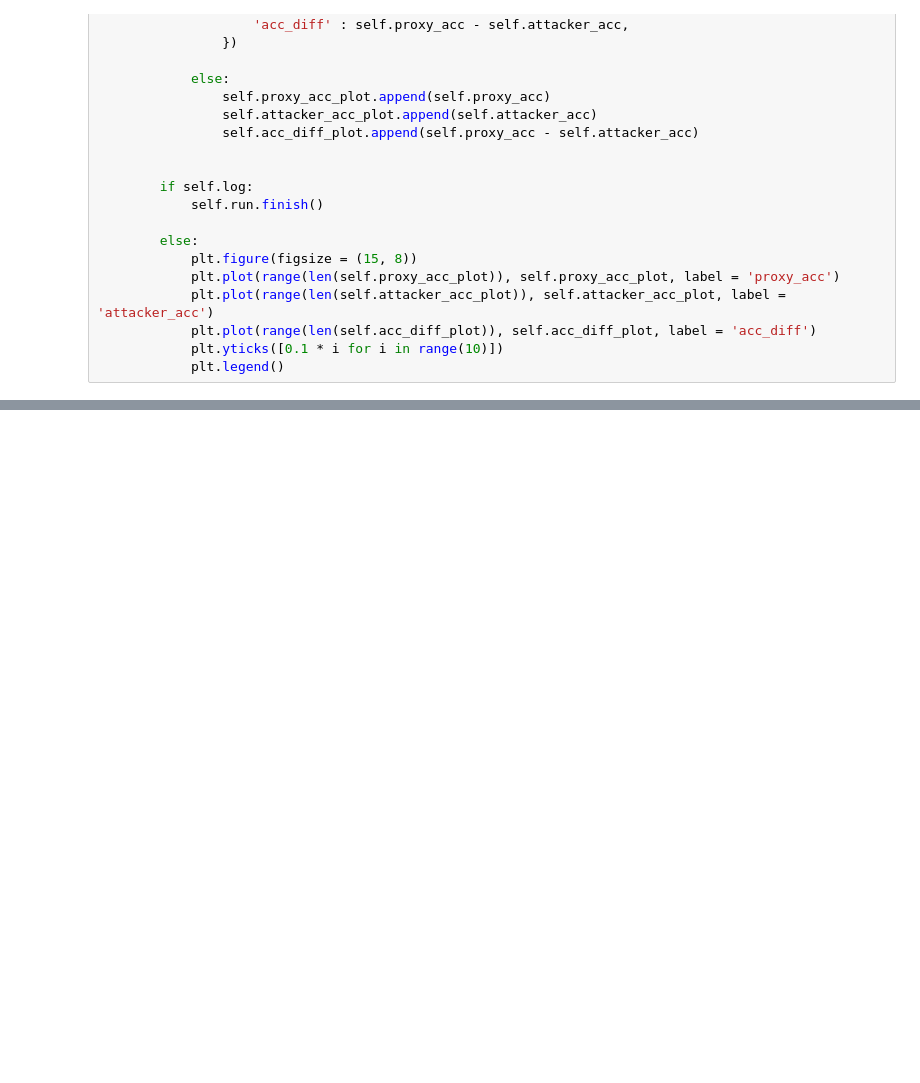
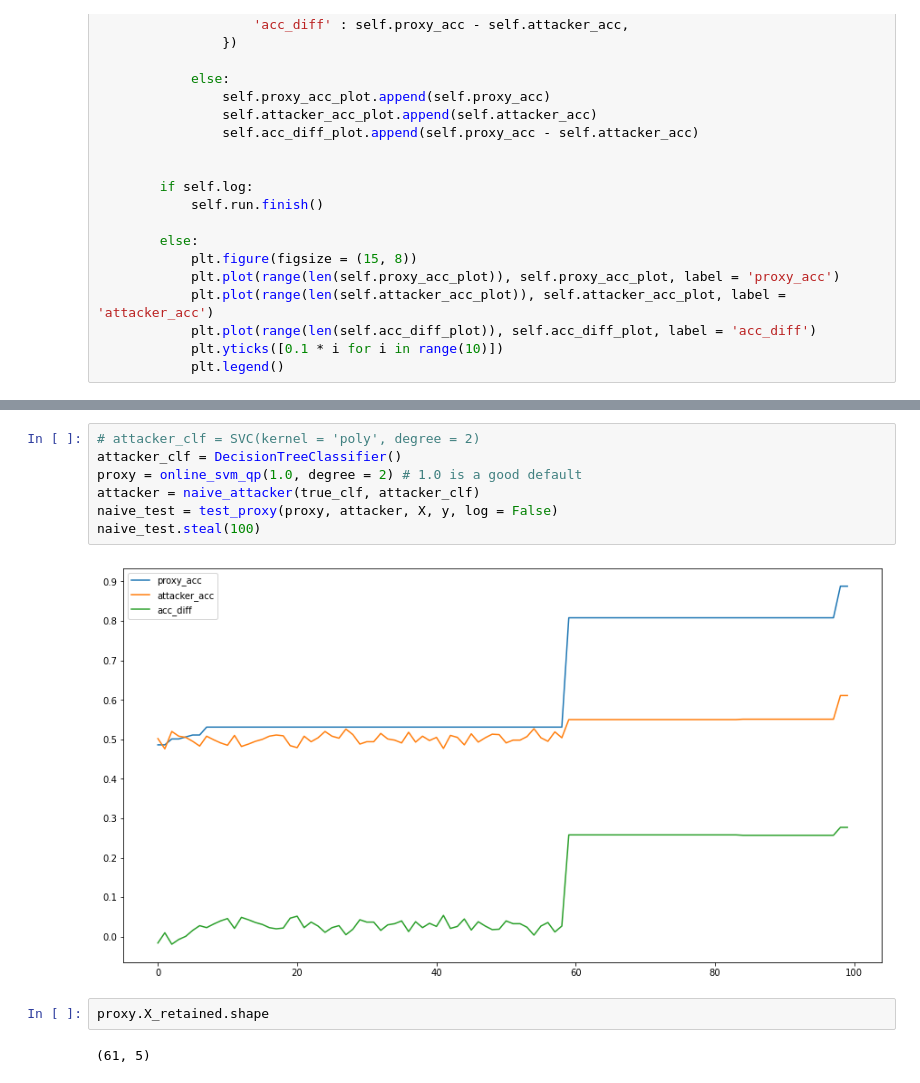
Before and after one commit to jonathanvevance/model_security, a Jupyter notebook: privacy_tests.ipynb, the cells around one changed output, grey strips where cells are left out. Drawn from its saved outputs; the diff is of its cells as text; blank space fills up the shorter version.

```diff
--- a/privacy_tests.ipynb
+++ b/privacy_tests.ipynb
@@ -105,0 +121,13 @@ proxy.X_retained.shape
+# %%
+# attacker_clf = SVC(kernel = 'poly', degree = 2)
+attacker_clf = DecisionTreeClassifier()
+proxy = online_svm_qp(1.0, degree = 2) # 1.0 is a good default
+attacker = naive_attacker(true_clf, attacker_clf)
+naive_test = test_proxy(proxy, attacker, X, y, log = False)
+naive_test.steal(100)
+# %% [output]
+[figure, added]
+# %%
+proxy.X_retained.shape
+# %% [output]
+(61, 5)
```
Also changed, not shown: parts of 10 cells of this notebook.
